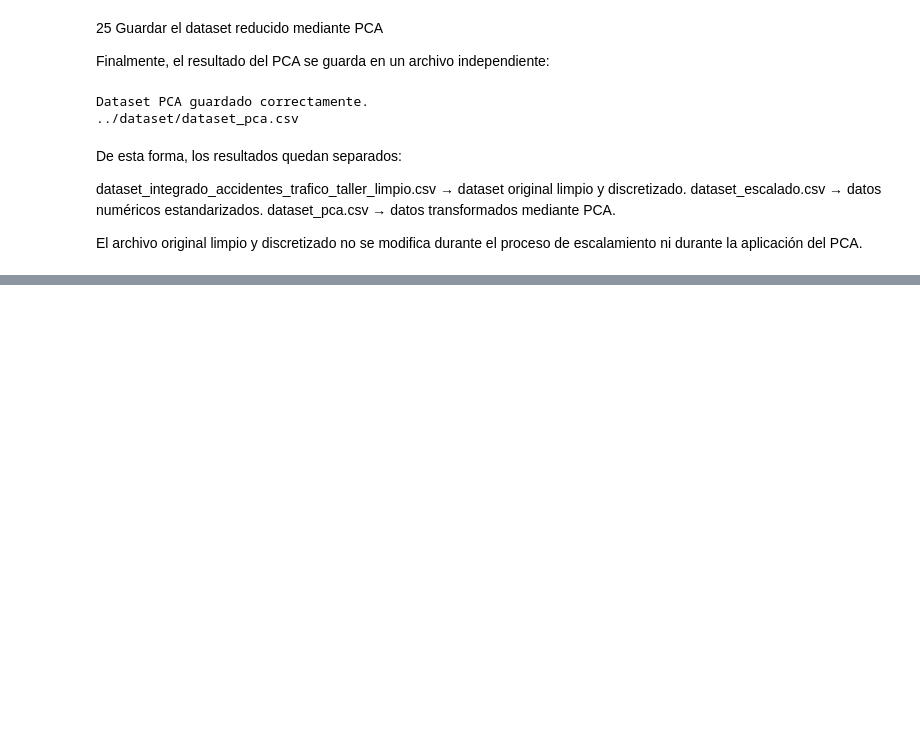
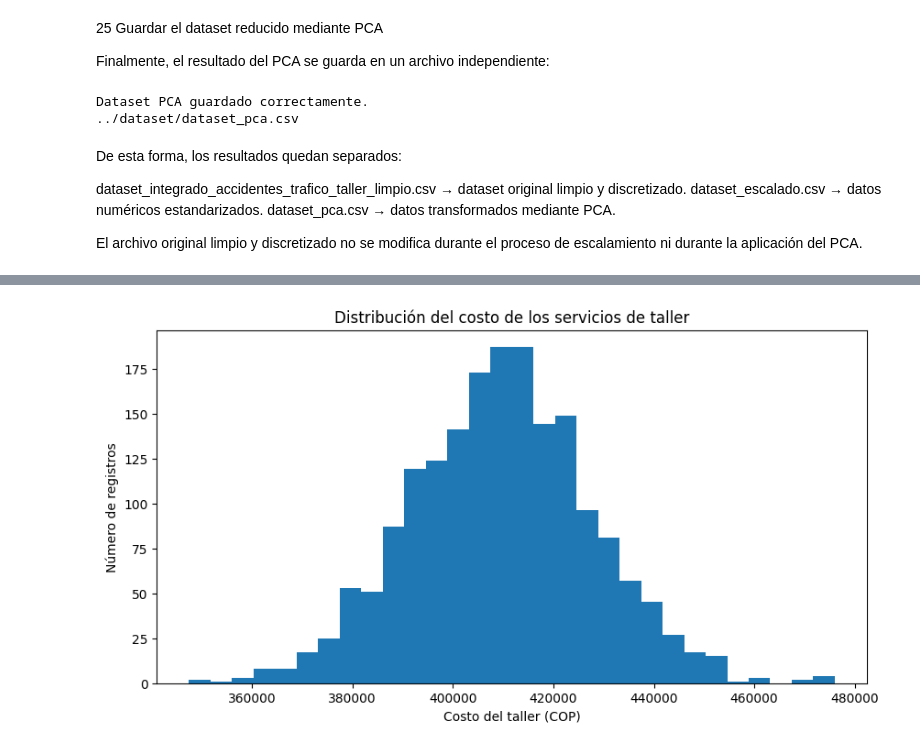
Before and after one commit to gacha2804-alt/autogest, a Jupyter notebook: analisis/analisis_accidentes_trafico_taller.ipynb, the cells around one changed output, grey strips where cells are left out. Drawn from its saved outputs; the diff is of its cells as text; code cells hidden in the pictures; blank space fills up the shorter version.

```diff
--- a/analisis/analisis_accidentes_trafico_taller.ipynb
+++ b/analisis/analisis_accidentes_trafico_taller.ipynb
@@ -1003,0 +1172,15 @@ El archivo original limpio y discretizado no se modifica durante el proceso de e
+# %%
+
+import matplotlib.pyplot as plt
+
+plt.figure(figsize=(10, 5))
+
+plt.hist(dfNumerico["COSTO_TALLER"].dropna(), bins=30)
+
+plt.title("Distribución del costo de los servicios de taller")
+plt.xlabel("Costo del taller (COP)")
+plt.ylabel("Número de registros")
+
+plt.show()
+# %% [output]
+[figure, added]
```
Also changed, not shown: parts of 39 cells of this notebook.
